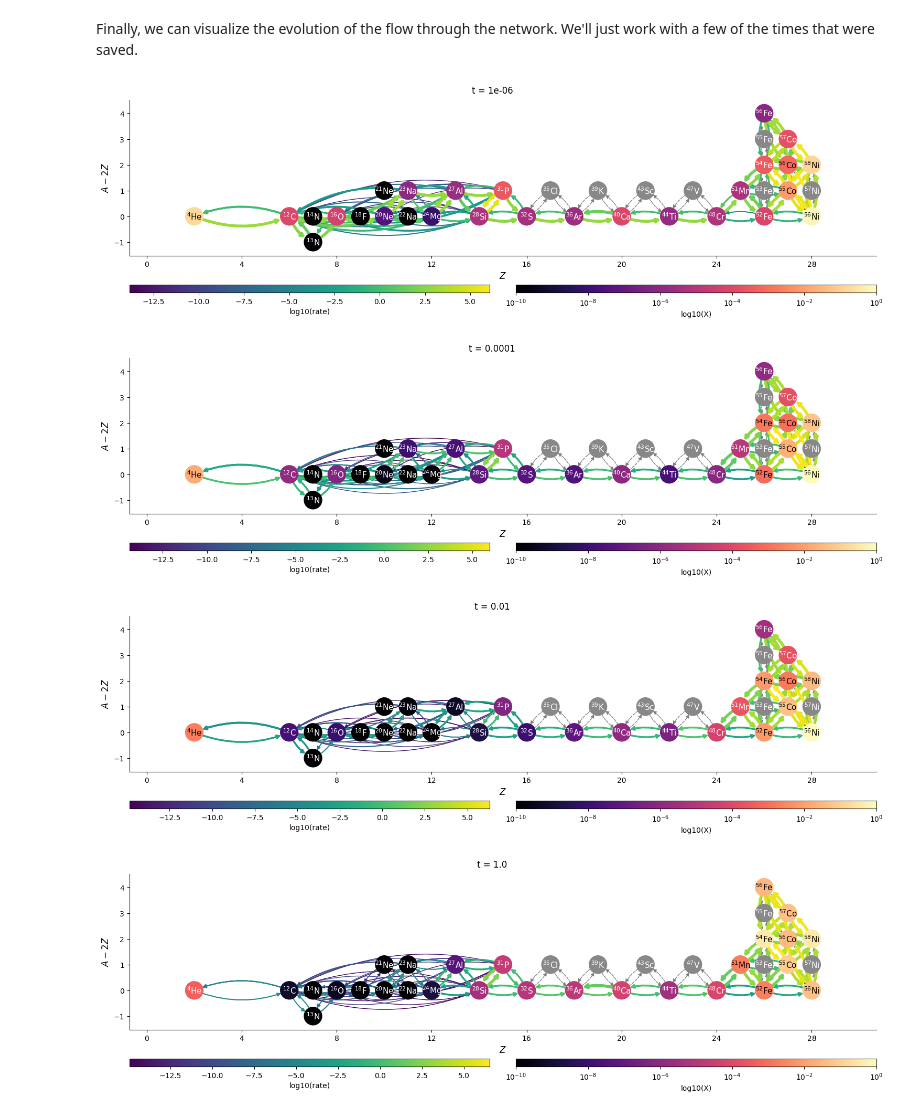
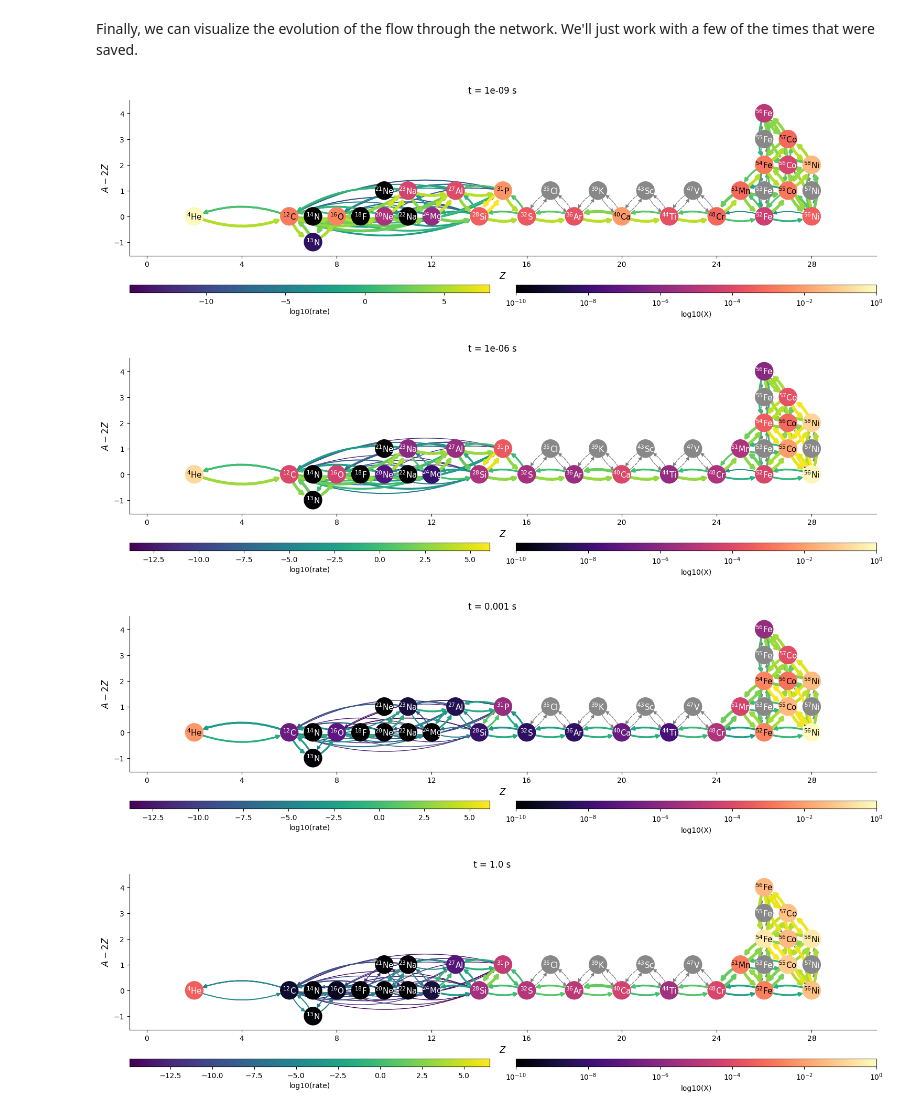
Before and after one commit to zingale/stars, a Jupyter notebook: notebooks/_sources/he-and-heavier-burning/heavier-burning.ipynb, the cells around one changed output. Drawn from its saved outputs; the diff is of its cells as text; code cells hidden in the pictures.

```diff
--- a/notebooks/_sources/he-and-heavier-burning/heavier-burning.ipynb
+++ b/notebooks/_sources/he-and-heavier-burning/heavier-burning.ipynb
@@ -51,20 +51,13 @@ all_lib = core_lib + iron_reaclib + iron_weak_lib
 # %% [markdown]
 Finally, we replace the reverse rates from ReacLib by rederiving them via detailed balance, and including the partition functions.
 # %%
-rates_to_derive = []
-for r in all_lib.get_rates():
-    if r.derived_from_inverse:
-        # this rate was computed using detailed balance, regardless
-        # of whether Q < 0 or not.  We want to remove it and then
-        # recompute it
-        rates_to_derive.append(r)
+rates_to_derive = all_lib.backward().get_rates()
 
 # now for each of those derived rates, look to see if the pair exists
 
 for r in rates_to_derive:
     fr = all_lib.get_rate_by_nuclei(r.products, r.reactants)
     if fr:
-        print(f"modifying {r} from {fr}")
         all_lib.remove_rate(r)
         d = pyna.DerivedRate(rate=fr, compute_Q=True, use_pf=True)
         all_lib.add_rate(d)
@@ -207,7 +200,7 @@ from pynucastro.screening import chugunov_2007
 We'll specific the time-points where we want to store the solution.
 # %%
 tmax = 1.0
-tmin = 1.e-6
+tmin = 1.e-9
 factor = 6
 n = factor * int(np.log10(tmax) - np.log10(tmin)) + 1
 t_eval = np.logspace(np.log10(tmin), np.log10(tmax), n, endpoint=True)
@@ -260,19 +253,19 @@ comp.ye
 # %% [markdown]
 Finally, we can visualize the evolution of the flow through the network.  We'll just work with a few of the times that were saved.
 # %%
-for idx in range(0, n, 2*factor):
+for idx in range(0, n, 3*factor):
     t = sol.t[idx]
     Y = sol.y[:, idx]
     comp.set_array(Y * he_burn.A)
-    fig = net.plot(rho, T, comp, outfile="subch_simple.png",
+    fig = net.plot(rho, T, comp,
                rotated=True, hide_xalpha=True, curved_edges=True,
                size=(1500, 450),
                ydot_cutoff_value=1.e-15,
                color_nodes_by_abundance=True,
                node_size=550, node_font_size=11)
-    fig.suptitle(f"t = {t}")
+    fig.suptitle(f"t = {t} s")
 # %% [output]
-[figure, old version]
+[figure, new version]
-[figure, old version]
+[figure, new version]
-[figure, old version]
+[figure, new version]
 [figure]
```
Also changed, not shown: parts of 1 cell of this notebook, 26 other files.
